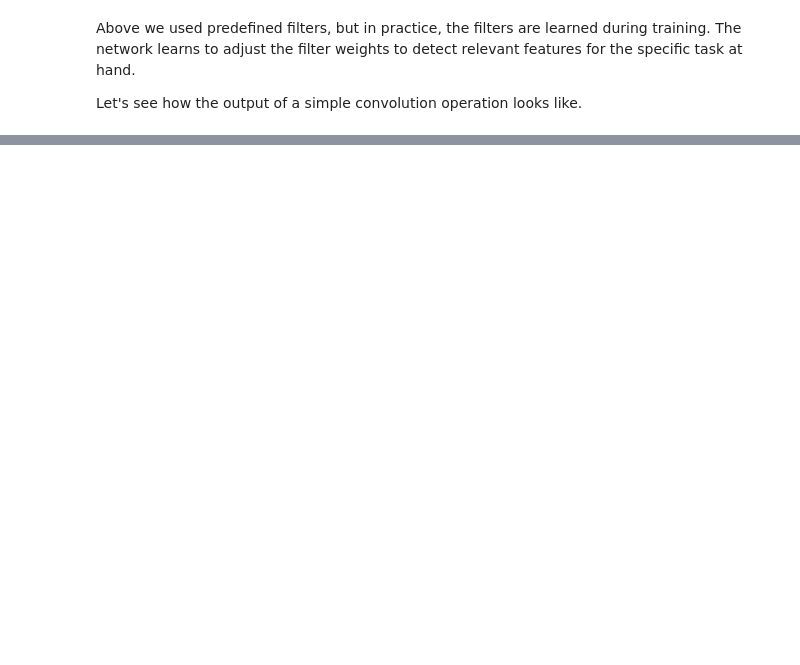
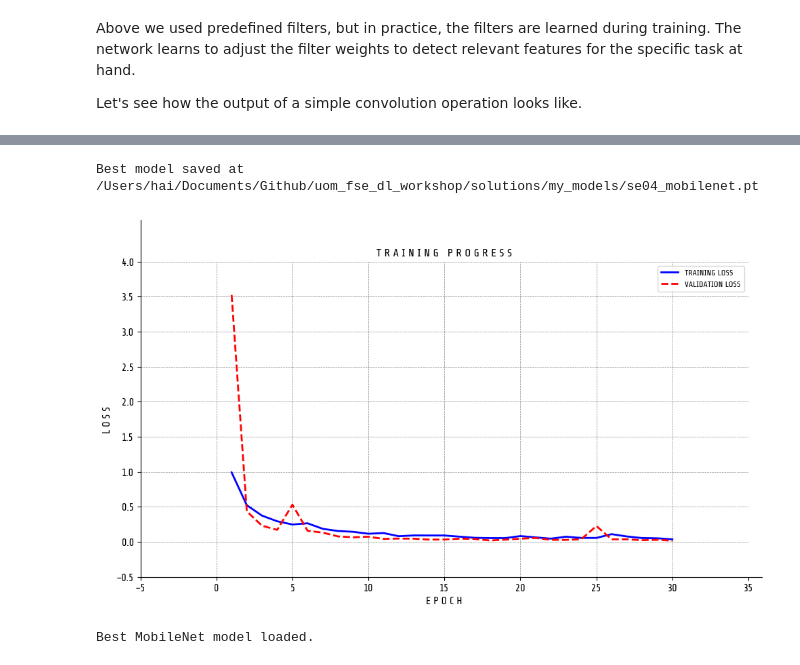
Before and after one commit to CLDiego/uom_fse_dl_workshop, a Jupyter notebook: SE04_CA_Convolutional_Neural_Networks.ipynb, the cells around one changed output, grey strips where cells are left out. Drawn from its saved outputs; the diff is of its cells as text; code cells hidden in the pictures; blank space fills up the shorter version.

```diff
--- a/SE04_CA_Convolutional_Neural_Networks.ipynb
+++ b/SE04_CA_Convolutional_Neural_Networks.ipynb
@@ -731,0 +894,18 @@ checker.check_exercise(5, answer)
+# %%
+
+# Exercise 5: DataLoaders
+# Wrap the three ImageFolder datasets in DataLoaders.
+
+###################
+# TODO: COMPLETE THE CODE BELOW
+# Create DataLoaders for train, validation, and test sets.
+# Hint: use shuffle=True for training (randomises batch order each epoch)
+#       and shuffle=False for val/test (deterministic evaluation)
+train_dl = DataLoader(___, batch_size=___, shuffle=___)
+val_dl   = DataLoader(___, batch_size=___, shuffle=___)
+test_dl  = DataLoader(___, batch_size=___, shuffle=___)
+
+# Inspect one batch to confirm shape: (batch_size, channels, height, width)
+imgs, lbls = next(iter(train_dl))
+print(f"Batch shape : {imgs.shape}  — (N, C, H, W)")
+print(f"Labels      : {lbls[:8].tolist()}")
@@ -969,30 +1287,39 @@ checker.check_exercise(8, answer)
 # %%
-model_v2 = tinyVGG(len(train_data.classes))
+model_v2 = MobileNetV1(n_classes=len(train_data.classes))
+
 criterion_reg = torch.nn.CrossEntropyLoss()
-optimiser_reg = torch.optim.Adam(model_v2.parameters(),
-                                 lr=1e-3,
-                                 betas=(0.9, 0.999),
-                                #  weight_decay=1e-5,  # L2 regularization (weight decay)
-                                 )
-num_epochs_reg = 45
+optimiser_reg = torch.optim.AdamW(
+    model_v2.parameters(),
+    lr=1e-3,
+    weight_decay=1e-4,   # L2 regularisation (weight decay)
+)
+num_epochs_reg = 30
+
+# Reduce learning rate when validation loss plateaus
 scheduler = torch.optim.lr_scheduler.ReduceLROnPlateau(
     optimiser_reg,
     mode='min',
-    factor=0.1,
-    patience=2,
+    factor=0.5,
+    patience=3,
 )
 # %%
 model_v2 = utils.ml.train_model(model_v2,
                   criterion_reg,
                   optimiser_reg,
                   train_loader=train_dl,
                   val_loader=val_dl,
                   num_epochs=num_epochs_reg,
                   early_stopping=True,
                   patience=5,
                   tolerance=1e-2,
-                  save_path= Path.cwd() / "my_models" / "se04_model_v2.pt",
+                  save_path=Path.cwd() / "my_models" / "se04_mobilenet.pt",
                   plot_loss=True)
+# %% [output]
+Best model saved at /Users/hai/Documents/Github/uom_fse_dl_workshop/solutions/my_models/se04_mobilenet.pt
+[figure, added]
 # %%
-# Load the best model
-model_v2.load_state_dict(torch.load(Path.cwd() / "my_models" / "model_v2.pt"))
+# Load the best model checkpoint saved during training
+model_v2.load_state_dict(torch.load(Path.cwd() / "my_models" / "se04_mobilenet.pt"))
+print("Best MobileNet model loaded.")
+# %% [output]
+Best MobileNet model loaded.
```
Also changed, not shown: parts of 44 cells of this notebook.
